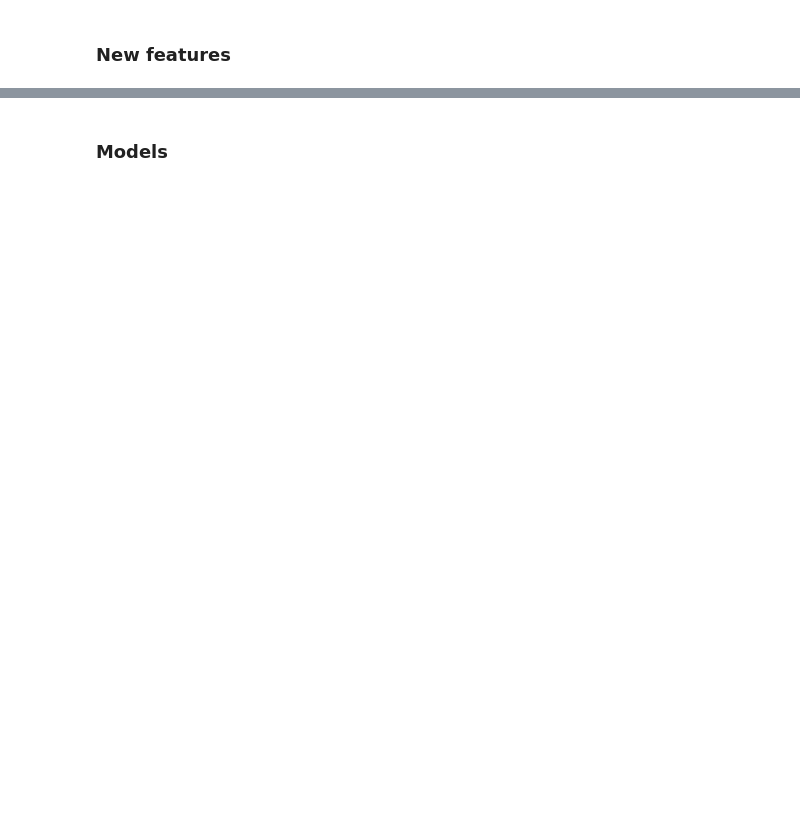
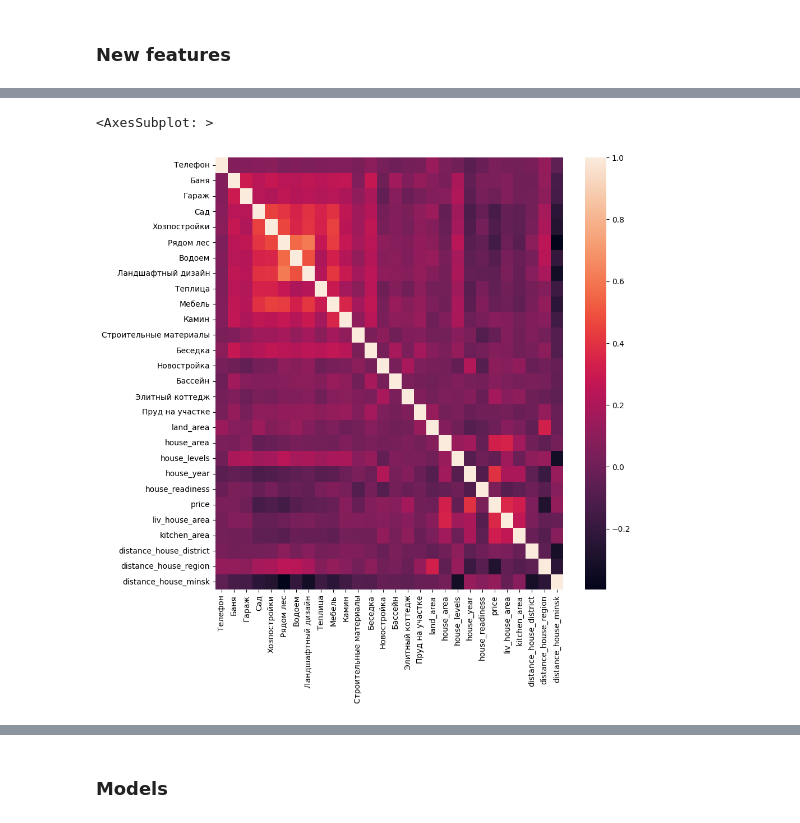
Before and after one commit to ssiarhei115/CountryHouse-price-prediction, a Jupyter notebook: code.ipynb, the cells around one changed output, grey strips where cells are left out. Cells and saved outputs as stored; diff of their text form; code cells hidden in the pictures; blank space fills up the shorter version.

```diff
--- a/code.ipynb
+++ b/code.ipynb
@@ -670 +746,7 @@ dfc = dfc.drop(['house_length', 'house_width'], axis=1)
+# %%
+f,a = plt.subplots(figsize=(10,10))
+sns.heatmap(dfc.corr(numeric_only=True))
+# %% [output]
+<AxesSubplot: >
+[figure, added]
 # %%
```
Also changed, not shown: parts of 14 cells of this notebook, 1 other file.
